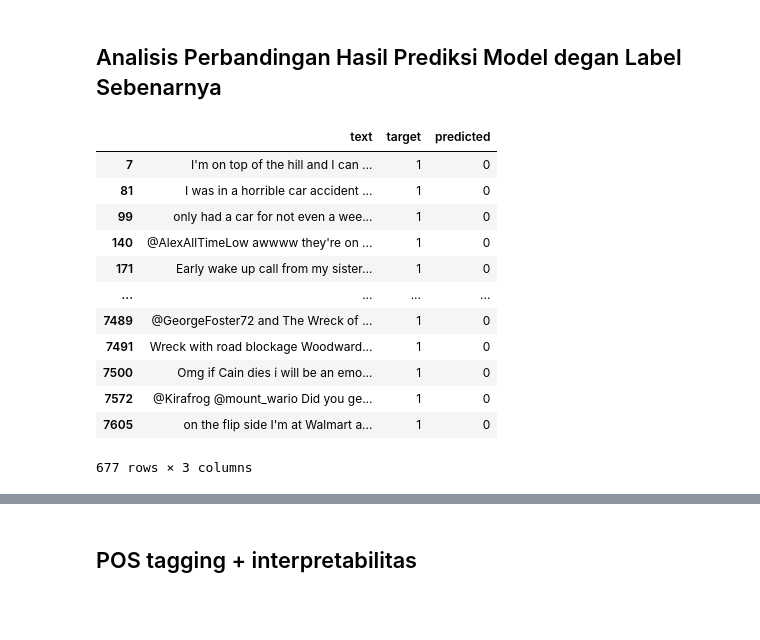
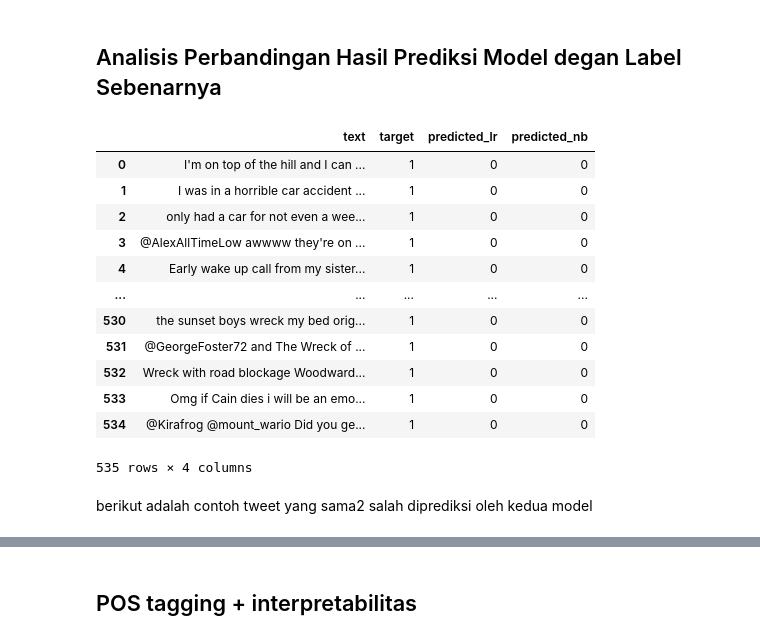
Before and after one commit to Jepees/NLP-with-Disaster-Tweets, a Jupyter notebook: Scripts.ipynb, the cells around one changed output, grey strips where cells are left out. Cells and saved outputs as stored; diff of their text form; code cells hidden in the pictures; blank space fills up the shorter version.

```diff
--- a/Scripts.ipynb
+++ b/Scripts.ipynb
@@ -604,13 +604,13 @@ best_params = {
     'class_prior': [0.5, 0.5]
 }
 
-final_model = MultinomialNB(**best_params)
+final_nb = MultinomialNB(**best_params)
 
 # Latih model pada data latih
-final_model.fit(X_train, y_train)
+final_nb.fit(X_train, y_train)
 
 # Evaluasi model pada data uji
-y_pred_final = final_model.predict(X_val)
+y_pred_final = final_nb.predict(X_val)
 
 print("\n=== Final Naive Bayes Model ===")
 print(classification_report(y_val, y_pred_final))
@@ -644,31 +644,34 @@ plot_cm(y_val, y_pred_nb, "Confusion Matrix - Naive Bayes")
 # %%
 df_val = df_train.copy()
 
 
 X_tfidf = tfidf_vectorizer.transform(df_val['tokenize_text'])
 X_selected = selector.transform(X_tfidf)
 
-df_val['predicted'] = lr_model.predict(X_selected)
+df_val['predicted_lr'] = lr_model.predict(X_selected)
+df_val['predicted_nb'] = final_nb.predict(X_selected)
 
-df_val = df_val[['text', 'target', 'predicted']]
-df_val = df_val[df_val['target'] != df_val['predicted']]
+df_val = df_val[['text', 'target', 'predicted_lr', 'predicted_nb']]
+df_val = df_val[(df_val['target'] != df_val['predicted_lr']) & (df_val['target'] != df_val['predicted_nb'])]
 
-df_val_real = df_val[df_val['target'] == 1]
-df_val_fake = df_val[df_val['target'] == 0]
+df_val_real = df_val[df_val['target'] == 1].reset_index(drop=True)
+df_val_fake = df_val[df_val['target'] == 0].reset_index(drop=True)
 
 df_val_real
 # %% [output]
-|  | text | target | predicted |
-| 7 | I'm on top of the hill and I can ... | 1 | 0 |
-| 81 | I was in a horrible car accident ... | 1 | 0 |
-| 99 | only had a car for not even a wee... | 1 | 0 |
-| 140 | @AlexAllTimeLow awwww they're on ... | 1 | 0 |
-| 171 | Early wake up call from my sister... | 1 | 0 |
-| ... | ... | ... | ... |
-| 7489 | @GeorgeFoster72 and The Wreck of ... | 1 | 0 |
-| 7491 | Wreck with road blockage Woodward... | 1 | 0 |
-| 7500 | Omg if Cain dies i will be an emo... | 1 | 0 |
-| 7572 | @Kirafrog @mount_wario Did you ge... | 1 | 0 |
-| 7605 | on the flip side I'm at Walmart a... | 1 | 0 |
+|  | text | target | predicted_lr | predicted_nb |
+| 0 | I'm on top of the hill and I can ... | 1 | 0 | 0 |
+| 1 | I was in a horrible car accident ... | 1 | 0 | 0 |
+| 2 | only had a car for not even a wee... | 1 | 0 | 0 |
+| 3 | @AlexAllTimeLow awwww they're on ... | 1 | 0 | 0 |
+| 4 | Early wake up call from my sister... | 1 | 0 | 0 |
+| ... | ... | ... | ... | ... |
+| 530 | the sunset boys wreck my bed orig... | 1 | 0 | 0 |
+| 531 | @GeorgeFoster72 and The Wreck of ... | 1 | 0 | 0 |
+| 532 | Wreck with road blockage Woodward... | 1 | 0 | 0 |
+| 533 | Omg if Cain dies i will be an emo... | 1 | 0 | 0 |
+| 534 | @Kirafrog @mount_wario Did you ge... | 1 | 0 | 0 |
-677 rows × 3 columns
+535 rows × 4 columns
+# %% [markdown]
+berikut adalah contoh tweet yang sama2 salah diprediksi oleh kedua model
 # %%
```
Also changed, not shown: parts of 2 cells of this notebook.
